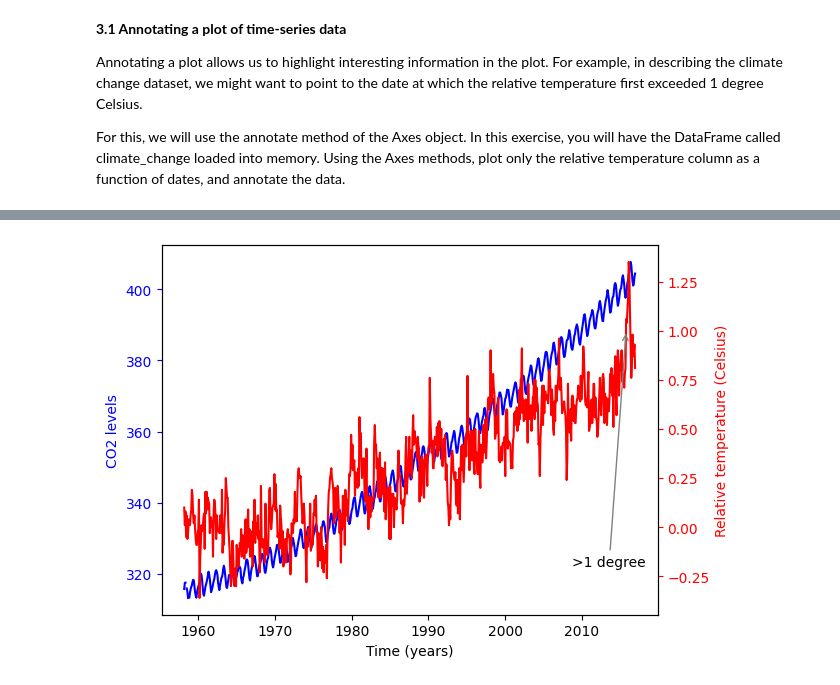
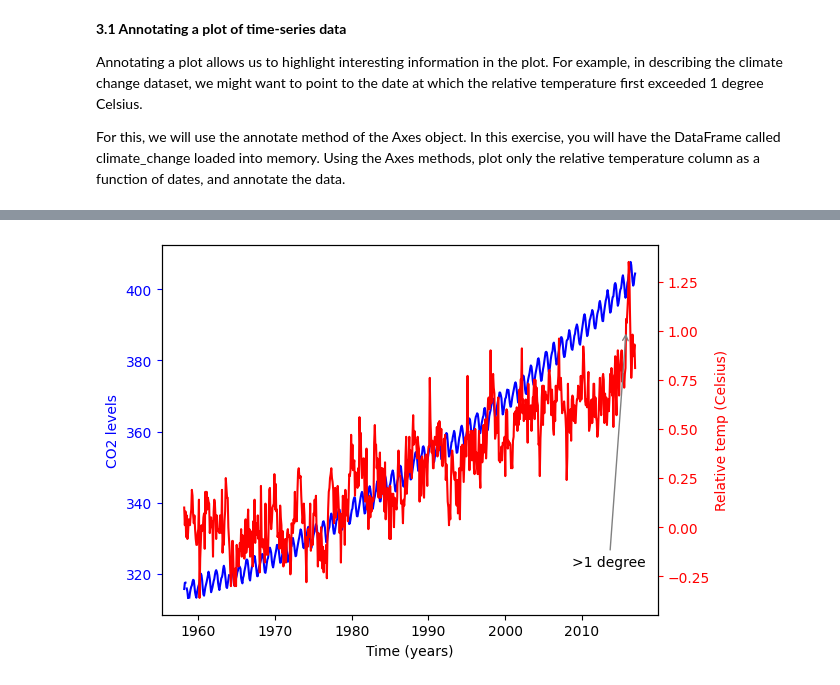
Before and after one commit to yazanhannun/Introduction-to-Data-Visualizations-in-Matplotlib, a Jupyter notebook: 2_Plotting time-series.ipynb, the cells around one changed output, grey strips where cells are left out. Saved outputs shown, nothing was run; the diff lists cells and outputs as text; code cells hidden in the pictures.

Commit message:
Annotating a time series data/nnotating a time-series plot

```diff
--- a/2_Plotting time-series.ipynb
+++ b/2_Plotting time-series.ipynb
@@ -166,21 +189,21 @@ For this, we will use the annotate method of the Axes object. In this exercise,
 # %%
 fig, ax = plt.subplots()
 
 # Plot the CO2 levels time-series in blue
 plot_timeseries(ax, climate_change.index, climate_change['co2'], "blue", 'Time (years)', "CO2 levels")
 
-# Create a twin Axes object that shares the x-axis
+# Create an Axes object that shares the x-axis
 ax2 = ax.twinx()
 
 # Plot the relative temperature data in red
-plot_timeseries(ax2, climate_change.index, climate_change['relative_temp'], "red", 'Time (years)', "Relative temperature (Celsius)")
+plot_timeseries(ax2, climate_change.index, climate_change['relative_temp'], "red", 'Time (years)', 'Relative temp (Celsius)')
 
-# Annotate the date at which temperatures exceeded 1 degree
+# Annotate point with relative temperature >1 degree
 ax2.annotate(">1 degree",
 xy=(pd.Timestamp('2015-10-06'), 1),
 xytext=(pd.Timestamp('2008-10-06'), -0.2),
 arrowprops={"arrowstyle":"->", "color":"gray"})
 
 plt.show()
 # %% [output]
-[figure, old version]
+[figure, new version]
```
Also changed, not shown: parts of 2 cells of this notebook.
